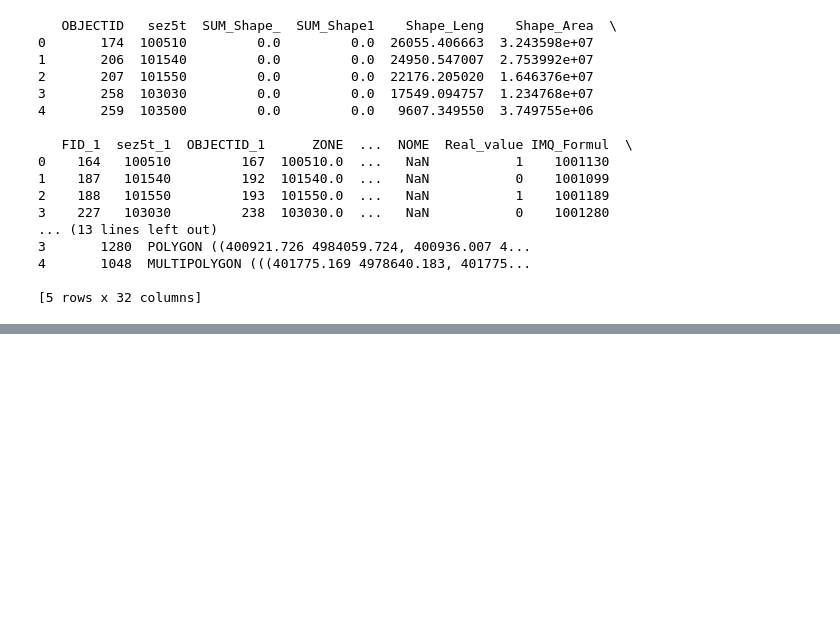
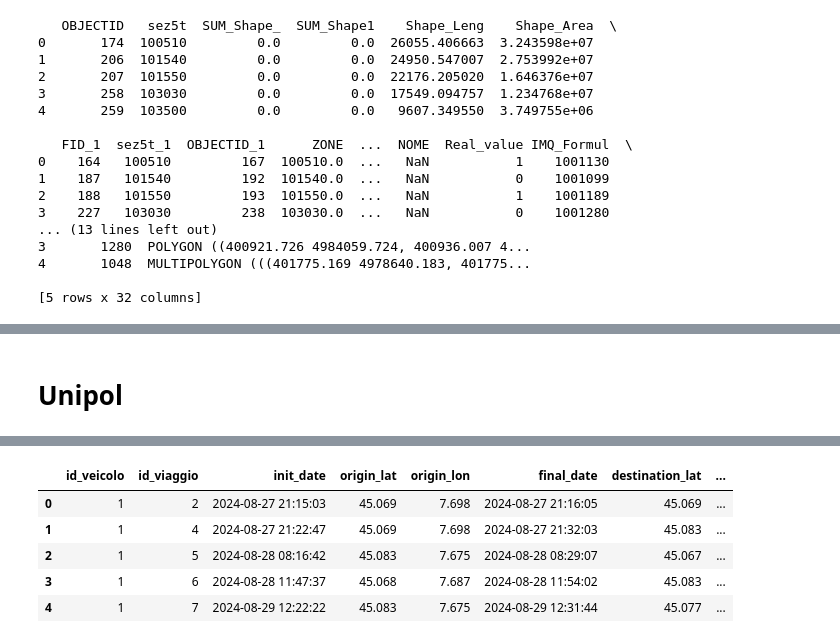
Before and after one commit to Bonbia/ICT4SM, a Jupyter notebook: TP2/TP2Adam.ipynb, the cells around one changed output, grey strips where cells are left out. Saved outputs shown, nothing was run; the diff lists cells and outputs as text; code cells hidden in the pictures; blank space fills up the shorter version.

```diff
--- a/TP2/TP2Adam.ipynb
+++ b/TP2/TP2Adam.ipynb
@@ -612,0 +761,18 @@ print(zones_geo.head())
+# %% [markdown]
+# Unipol
+# %%
+UNI_DIR = "./data/Unipoldata"
+trips_raw = pd.read_csv(f"{UNI_DIR}/Trips_OD_TO.csv", parse_dates=["istante_start", "istante_stop"])
+info = pd.read_csv(f"{UNI_DIR}/Info_TO.csv")
+
+trips_raw = trips_raw.rename(columns={
+    "lon_start": "origin_lon", "lat_start": "origin_lat",
+    "lon_stop": "destination_lon", "lat_stop": "destination_lat",
+    "istante_start": "init_date", "istante_stop": "final_date",
+})
+trips_raw["duration_min"] = (trips_raw["final_date"] - trips_raw["init_date"]).dt.total_seconds() / 60
+
+print(trips_raw.shape, "| véhicules :", trips_raw.id_veicolo.nunique())
+print("Période :", trips_raw.init_date.min(), "->", trips_raw.init_date.max())
+trips_raw.head()
+# %% [output]
@@ -612,0 +781,6 @@ print(zones_geo.head())
+|  | id_veicolo | id_viaggio | init_date | origin_lat | origin_lon | final_date | destination_lat | ... |
+| 0 | 1 | 2 | 2024-08-27 21:15:03 | 45.069 | 7.698 | 2024-08-27 21:16:05 | 45.069 | ... |
+| 1 | 1 | 4 | 2024-08-27 21:22:47 | 45.069 | 7.698 | 2024-08-27 21:32:03 | 45.083 | ... |
+| 2 | 1 | 5 | 2024-08-28 08:16:42 | 45.083 | 7.675 | 2024-08-28 08:29:07 | 45.067 | ... |
+| 3 | 1 | 6 | 2024-08-28 11:47:37 | 45.068 | 7.687 | 2024-08-28 11:54:02 | 45.083 | ... |
+| 4 | 1 | 7 | 2024-08-29 12:22:22 | 45.083 | 7.675 | 2024-08-29 12:31:44 | 45.077 | ... |
```
Also changed, not shown: parts of 11 cells of this notebook.
